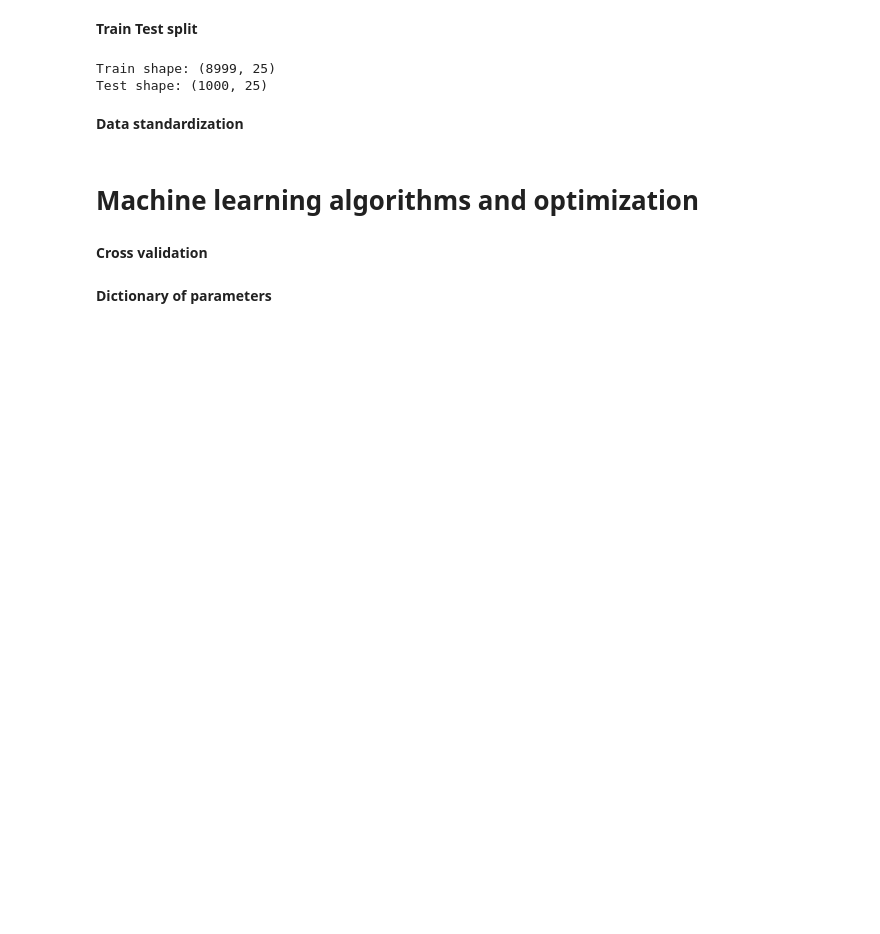
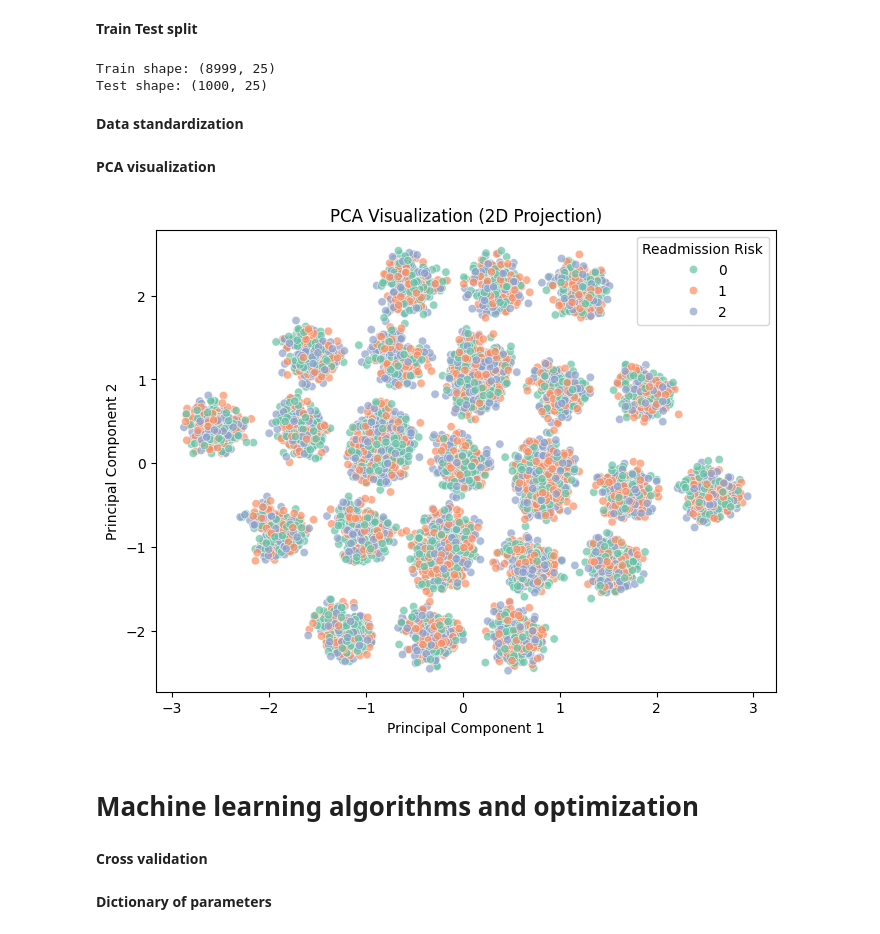
Before and after one commit to irinaradanovic/Hospital-Readmission-Risk-Prediction-ML-Classification-Project, a Jupyter notebook: hospital_readmission_risk.ipynb, the cells around one changed output. Saved outputs shown, nothing was run; the diff lists cells and outputs as text; code cells hidden in the pictures; blank space fills up the shorter version.

Commit message:
random forest + decision tree + comparison
added DT + RF, test evaluation and comparison, PCA visualization.
need to add comments, interpretations and final conclusion.

```diff
--- a/hospital_readmission_risk.ipynb
+++ b/hospital_readmission_risk.ipynb
@@ -356,6 +370,32 @@ Test shape: (1000, 25)
 scaler = StandardScaler()
 X_train_scaled = scaler.fit_transform(X_train)
 X_test_scaled = scaler.transform(X_test)
+# %% [markdown]
+**PCA visualization**
+# %%
+pca_2d = PCA(n_components=2)
+X_pca_2d = pca_2d.fit_transform(X_train_scaled)
+
+pca_df = pd.DataFrame(X_pca_2d, columns=['PC1', 'PC2'])
+pca_df['readmission_risk'] = y_train.values
+
+plt.figure(figsize=(8,6))
+sns.scatterplot(
+    data=pca_df,
+    x='PC1',
+    y='PC2',
+    hue='readmission_risk',
+    palette='Set2',
+    alpha=0.7
+)
+
+plt.title("PCA Visualization (2D Projection)")
+plt.xlabel("Principal Component 1")
+plt.ylabel("Principal Component 2")
+plt.legend(title="Readmission Risk")
+plt.show()
+# %% [output]
+[figure, added]
 # %% [markdown]
 <a id="algorithm-section"></a>
 # Machine learning algorithms and optimization
```
Also changed, not shown: parts of 24 cells of this notebook.
